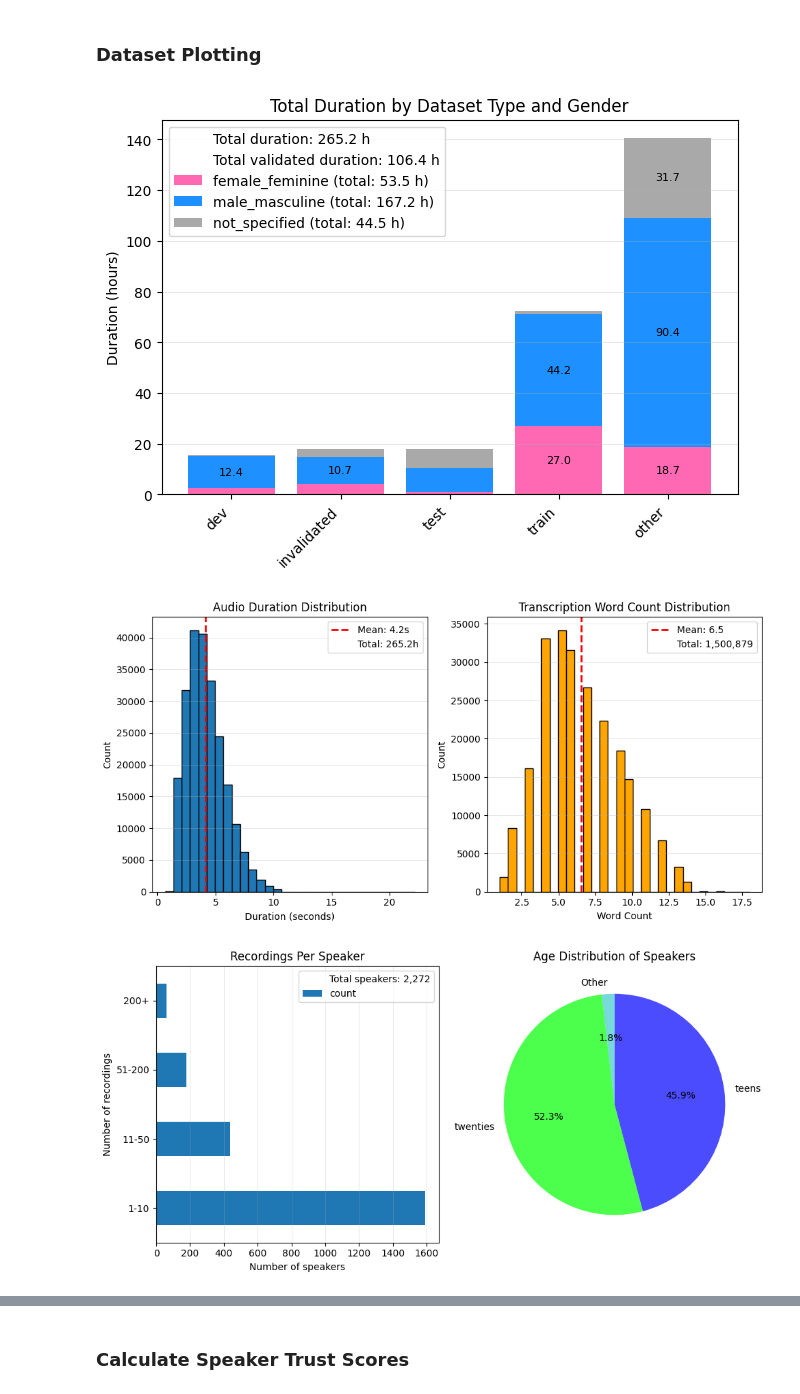
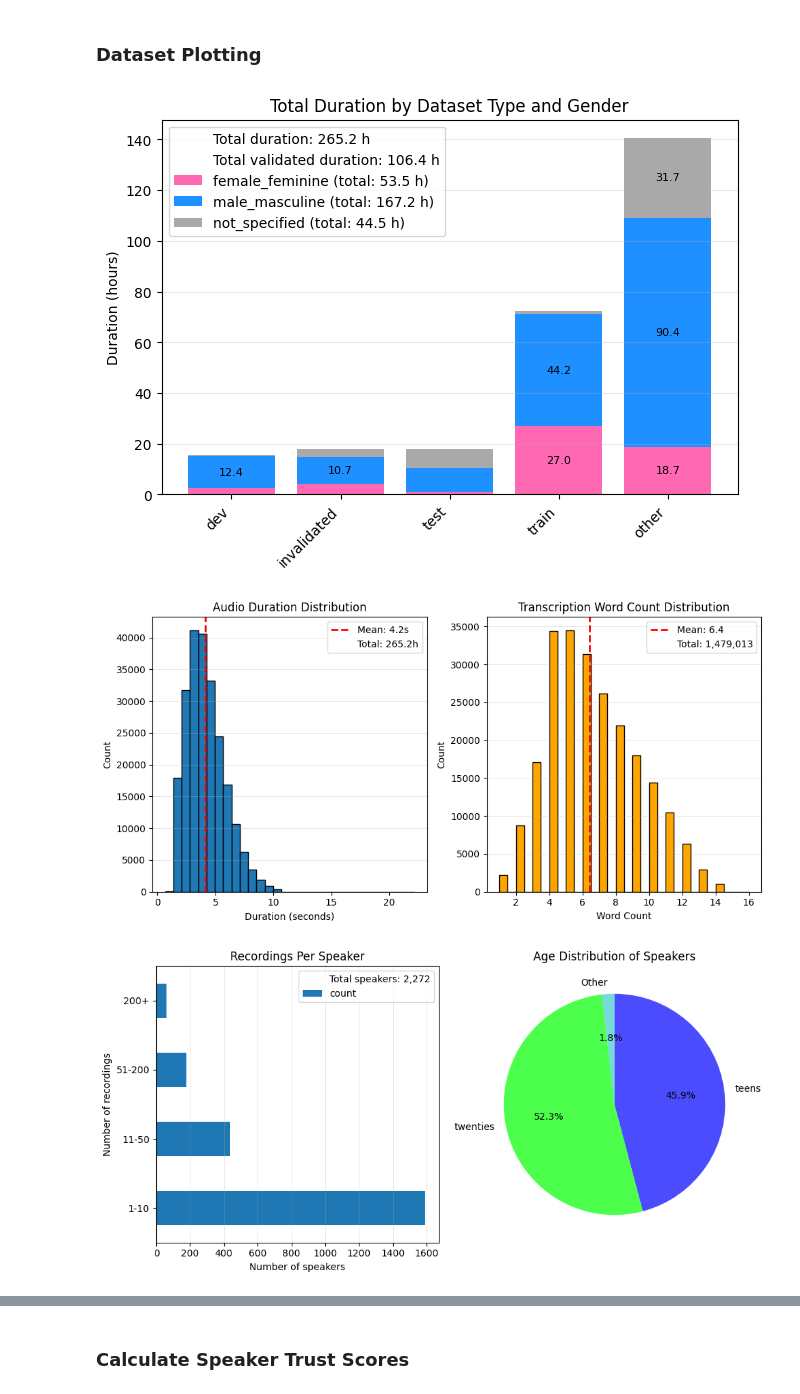
Before and after one commit to HaidarChaito/uzbek-automatic-speech-recognition, a Jupyter notebook: notebooks/common_voice_dataset_quality_evaluation.ipynb, the cells around one changed output, grey strips where cells are left out. Cells and saved outputs as stored; diff of their text form; code cells hidden in the pictures.

```diff
--- a/notebooks/common_voice_dataset_quality_evaluation.ipynb
+++ b/notebooks/common_voice_dataset_quality_evaluation.ipynb
@@ -109,6 +108,9 @@ None
 - Normalizes Uzbek transcription text
 - Fills missing speaker demographics (age/gender) by forward/backward filling per speaker
 # %%
+import scripts.uzbek_text_normalizer as utn
+
+
 def load_clip_durations(dataset_dir: str) -> dict:
     """Load clip durations and return as a dictionary."""
     clip_durations_df = pd.read_csv(os.path.join(dataset_dir, "clip_durations.tsv"), sep="\t")
@@ -156,11 +158,11 @@ def prepare_final_data(df: pd.DataFrame, dataset_dir: str, output_csv_file_name:
     clip_duration_dict = load_clip_durations(dataset_dir)
     df["duration"] = df["path"].map(clip_duration_dict)
 
+    # Normalize transcription text
+    df["sentence"] = df["sentence"].apply(utn.normalize_text)
+
     # Add word count
     df["word_count"] = df["sentence"].str.split().str.len()
-
-    # Normalize transcription text
-    df["sentence"] = df["sentence"].apply(normalize_text)
 
     # Fill missing gender and age per client_id
     df = fill_known_gender_age_columns(df)
@@ -324,25 +326,28 @@ memory usage: 19.3+ MB
 # %%
 from scripts.dataset_plotting import plot_distribution_graphs, plot_dataset_type_gender_distribution, \
     plot_demographic_statistics, plot_speaker_trust_score_distribution
 
 plot_dataset_type_gender_distribution(all_data_df)
 plot_distribution_graphs(all_data_df)
 plot_demographic_statistics(all_data_df)
 
 # Compute true votes (up_votes - down_votes) and its distribution
 custom_validated_df = pd.read_csv(CUSTOM_VALIDATED_CSV_PATH, index_col="id")
 custom_validated_df["true_votes"] = (
         custom_validated_df["up_votes"] - custom_validated_df["down_votes"]
 )
 
+# Free up memory
+del all_data_df, other_df, invalidated_df
+
 total_custom_validated_entries = len(custom_validated_df)
 true_votes_count = custom_validated_df["true_votes"].value_counts()
 print(
     f"The custom validated dataset includes {total_custom_validated_entries:,} samples. Among them, {100 * true_votes_count.iloc[0] / total_custom_validated_entries:.1f}% have a positive difference of {true_votes_count.keys()[0]}, while {100 * true_votes_count.iloc[1] / total_custom_validated_entries:.1f}% have a difference of {true_votes_count.keys()[1]}.")
 true_votes_count
 # %% [output]
 [figure]
-[figure, old version]
+[figure, new version]
 [figure]
 The custom validated dataset includes 87,103 samples. Among them, 80.9% have a positive difference of 2, while 18.2% have a difference of 1.
 true_votes
```
Also changed, not shown: parts of 13 cells of this notebook, 5 other files.
